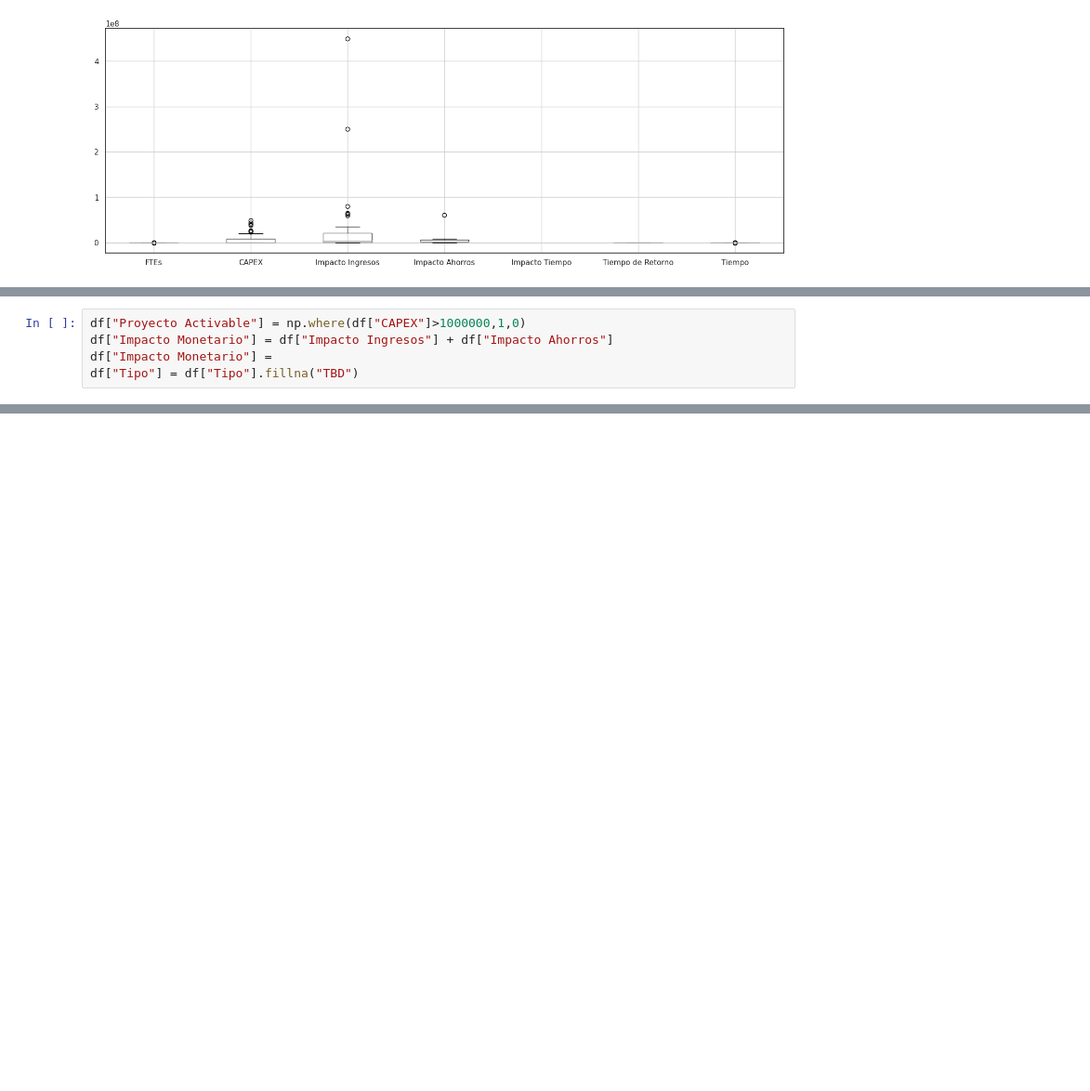
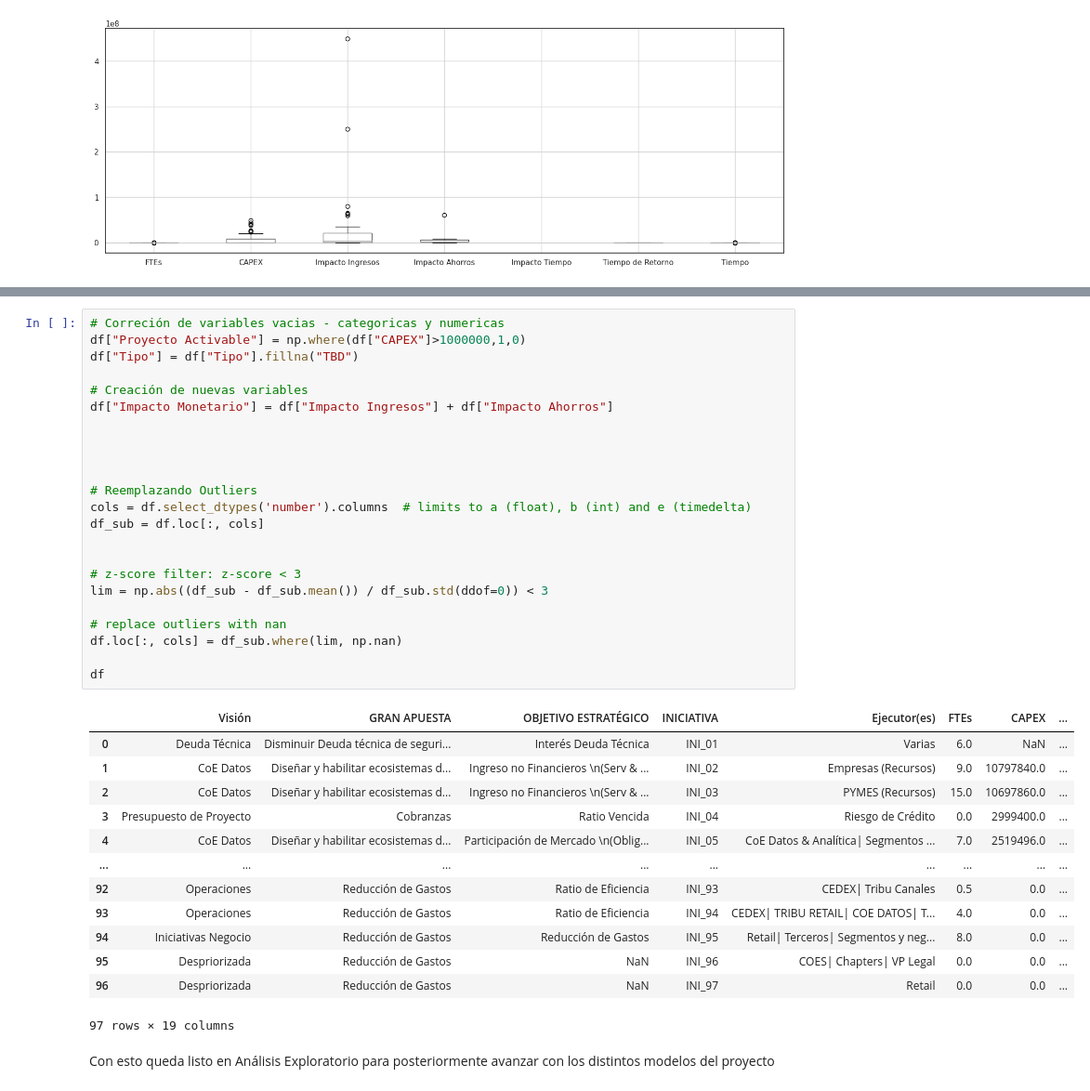
Before and after one commit to MirandaCR/A01793718_N-mero-de-actividadA4.2, a Jupyter notebook: Proyecto Final/Avance1_Equipo20.ipynb, the cells around one changed output, grey strips where cells are left out. Shown at 93% size. Saved outputs shown, nothing was run; the diff lists cells and outputs as text; blank space fills up the shorter version.

```diff
--- a/Proyecto Final/Avance1_Equipo20.ipynb
+++ b/Proyecto Final/Avance1_Equipo20.ipynb
@@ -213,5 +216,0 @@ df.boxplot(figsize=(18, 6))
-# %%
-df["Proyecto Activable"] = np.where(df["CAPEX"]>1000000,1,0)
-df["Impacto Monetario"] = df["Impacto Ingresos"] + df["Impacto Ahorros"]
-df["Impacto Monetario"] =
-df["Tipo"] = df["Tipo"].fillna("TBD")
@@ -217,0 +223,39 @@ df["Tipo"] = df["Tipo"].fillna("TBD")
+# %%
+# Correción de variables vacias - categoricas y numericas
+df["Proyecto Activable"] = np.where(df["CAPEX"]>1000000,1,0)
+df["Tipo"] = df["Tipo"].fillna("TBD")
+
+# Creación de nuevas variables
+df["Impacto Monetario"] = df["Impacto Ingresos"] + df["Impacto Ahorros"]
+
+
+
+
+# Reemplazando Outliers
+cols = df.select_dtypes('number').columns  # limits to a (float), b (int) and e (timedelta)
+df_sub = df.loc[:, cols]
+
+
+# z-score filter: z-score < 3
+lim = np.abs((df_sub - df_sub.mean()) / df_sub.std(ddof=0)) < 3
+
+# replace outliers with nan
+df.loc[:, cols] = df_sub.where(lim, np.nan)
+
+df
+# %% [output]
+|  | Visión | GRAN APUESTA | OBJETIVO ESTRATÉGICO | INICIATIVA | Ejecutor(es) | FTEs | CAPEX | ... |
+| 0 | Deuda Técnica | Disminuir Deuda técnica de seguri... | Interés Deuda Técnica | INI_01 | Varias | 6.0 | NaN | ... |
+| 1 | CoE Datos | Diseñar y habilitar ecosistemas d... | Ingreso no Financieros \n(Serv & ... | INI_02 | Empresas (Recursos) | 9.0 | 10797840.0 | ... |
+| 2 | CoE Datos | Diseñar y habilitar ecosistemas d... | Ingreso no Financieros \n(Serv & ... | INI_03 | PYMES (Recursos) | 15.0 | 10697860.0 | ... |
+| 3 | Presupuesto de Proyecto | Cobranzas | Ratio Vencida | INI_04 | Riesgo de Crédito | 0.0 | 2999400.0 | ... |
+| 4 | CoE Datos | Diseñar y habilitar ecosistemas d... | Participación de Mercado \n(Oblig... | INI_05 | CoE Datos & Analítica| Segmentos ... | 7.0 | 2519496.0 | ... |
+| ... | ... | ... | ... | ... | ... | ... | ... | ... |
+| 92 | Operaciones | Reducción de Gastos | Ratio de Eficiencia | INI_93 | CEDEX| Tribu Canales | 0.5 | 0.0 | ... |
+| 93 | Operaciones | Reducción de Gastos | Ratio de Eficiencia | INI_94 | CEDEX| TRIBU RETAIL| COE DATOS| T... | 4.0 | 0.0 | ... |
+| 94 | Iniciativas Negocio | Reducción de Gastos | Reducción de Gastos | INI_95 | Retail| Terceros| Segmentos y neg... | 8.0 | 0.0 | ... |
+| 95 | Despriorizada | Reducción de Gastos | NaN | INI_96 | COES| Chapters| VP Legal | 0.0 | 0.0 | ... |
+| 96 | Despriorizada | Reducción de Gastos | NaN | INI_97 | Retail | 0.0 | 0.0 | ... |
+97 rows × 19 columns
+# %% [markdown]
+Con esto queda listo en Análisis Exploratorio para posteriormente avanzar con los distintos modelos del proyecto
```
Also changed, not shown: parts of 7 cells of this notebook.
